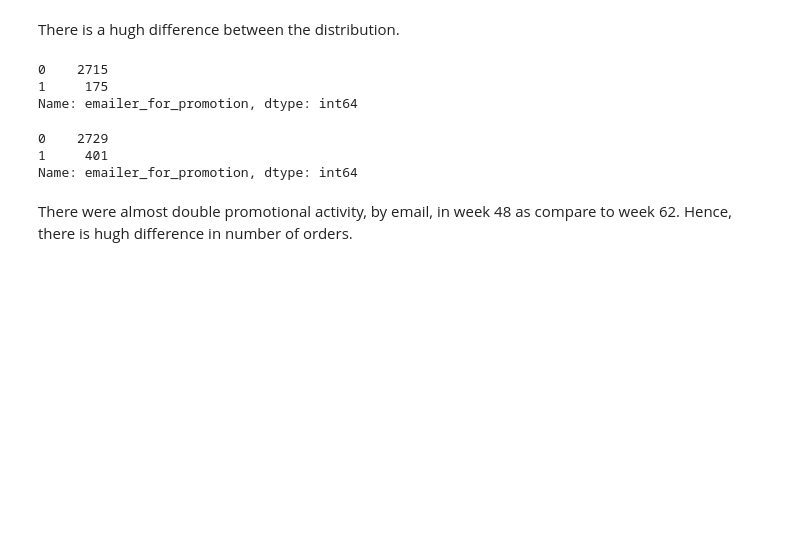
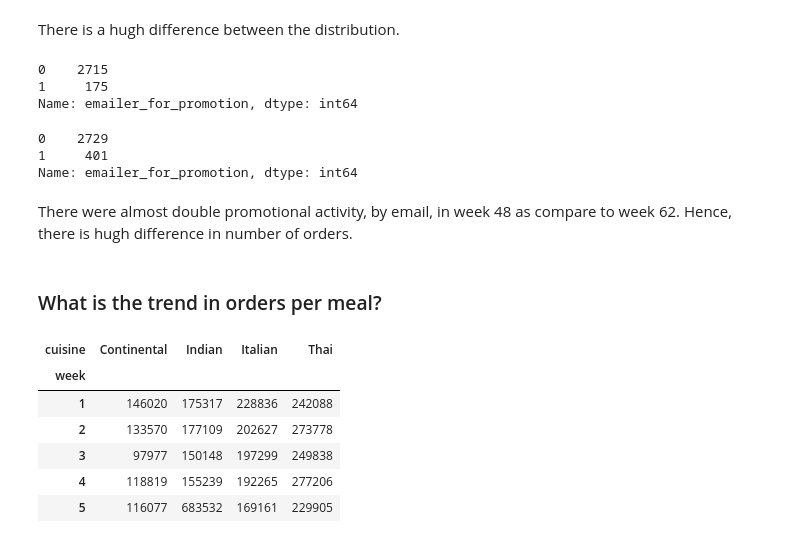
Before and after one commit to monilgudhka/food_demand_forecasting, a Jupyter notebook: data_analysis/story_telling.ipynb, the cells around one changed output. Saved outputs shown, nothing was run; the diff lists cells and outputs as text; code cells hidden in the pictures; blank space fills up the shorter version.

```diff
--- a/data_analysis/story_telling.ipynb
+++ b/data_analysis/story_telling.ipynb
@@ -116,3 +117,16 @@ dataset_week_48.emailer_for_promotion.value_counts()
 Name: emailer_for_promotion, dtype: int64
 # %% [markdown]
 There were almost double promotional activity, by email, in week 48 as compare to week 62. Hence, there is hugh difference in number of orders.
+# %% [markdown]
+### What is the trend in orders per meal?
+# %%
+cuisine_trend = dataset.pivot_table(index='week', columns='cuisine', values='num_orders', aggfunc='sum')
+cuisine_trend.head()
+# %% [output]
+| cuisine | Continental | Indian | Italian | Thai |
+| week |  |  |  |  |
+| 1 | 146020 | 175317 | 228836 | 242088 |
+| 2 | 133570 | 177109 | 202627 | 273778 |
+| 3 | 97977 | 150148 | 197299 | 249838 |
+| 4 | 118819 | 155239 | 192265 | 277206 |
+| 5 | 116077 | 683532 | 169161 | 229905 |
```
Also changed, not shown: parts of 7 cells of this notebook.
